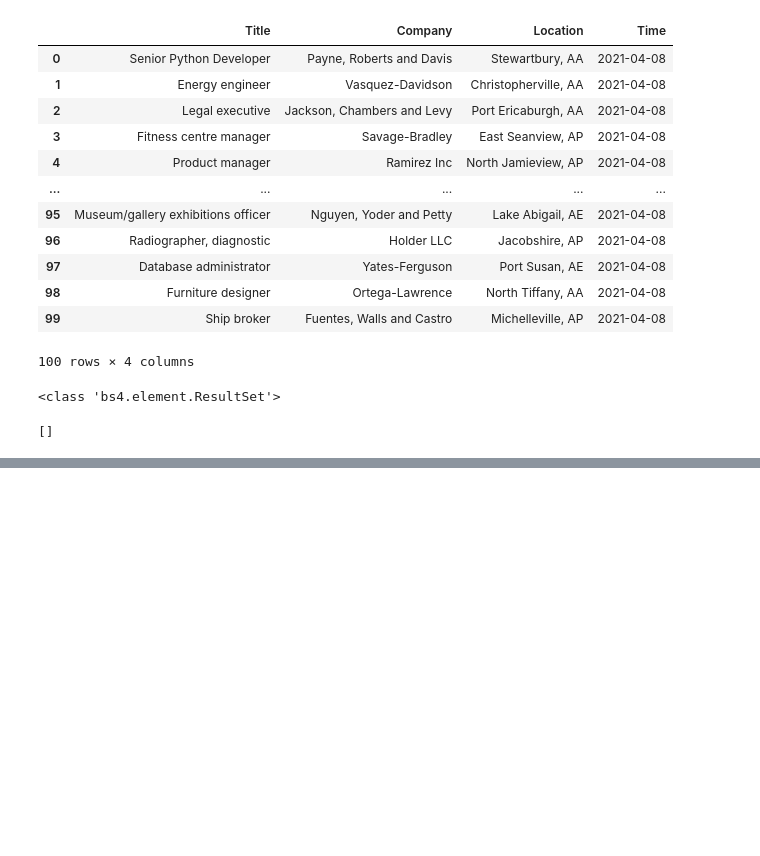
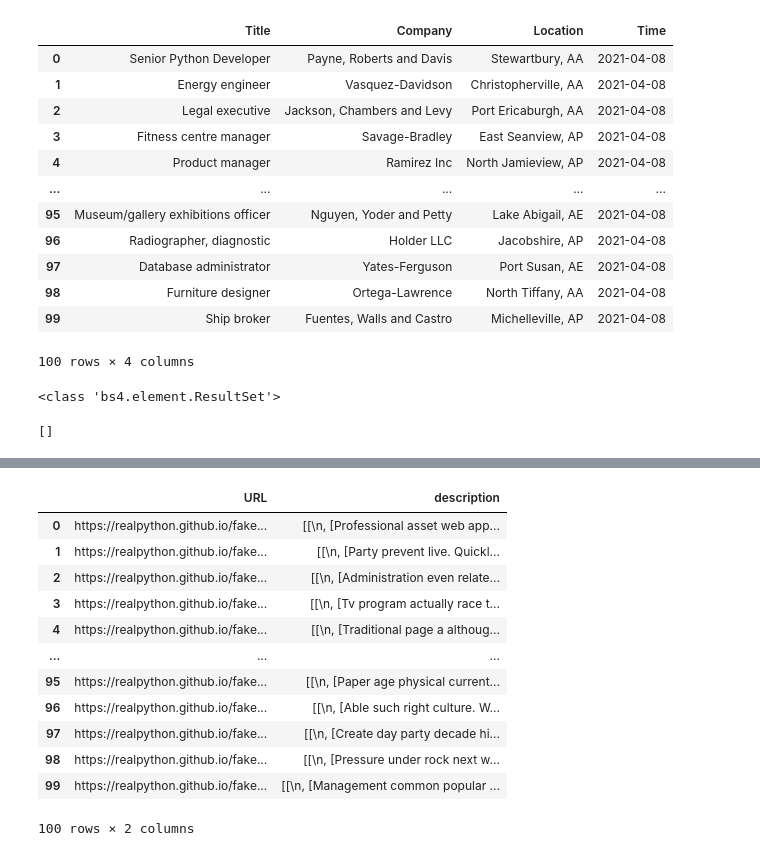
Before and after one commit to NSS-Data-Analytics-Cohort-10/webscraping-aaron-hollinger, a Jupyter notebook: Notebooks/Webscraping-AH.ipynb, the cells around one changed output, grey strips where cells are left out. Drawn from its saved outputs; the diff is of its cells as text; code cells hidden in the pictures; blank space fills up the shorter version.

```diff
--- a/Notebooks/Webscraping-AH.ipynb
+++ b/Notebooks/Webscraping-AH.ipynb
@@ -314,0 +381,7 @@ url
+# %%
+def read_content(url):
+    response = requests.get(url)
+    html = response.content
+    soup_description = BS(html, 'html.parser')
+    job_description = soup_description.find_all('div', class_='content')
+    return job_description
@@ -314,0 +398,2 @@ url
+# %%
+url_table_final = url_table.rename(columns={0: "URL"})
@@ -314,0 +416,20 @@ url
+# %%
+pd.set_option('display.max_colwidth', None)
+# %%
+url_table_final['description'] = url_table_final['URL'].apply(lambda x: read_content(x))
+# %%
+url_table_final
+# %% [output]
+|  | URL | description |
+| 0 | https://realpython.github.io/fake... | [[\n, [Professional asset web app... |
+| 1 | https://realpython.github.io/fake... | [[\n, [Party prevent live. Quickl... |
+| 2 | https://realpython.github.io/fake... | [[\n, [Administration even relate... |
+| 3 | https://realpython.github.io/fake... | [[\n, [Tv program actually race t... |
+| 4 | https://realpython.github.io/fake... | [[\n, [Traditional page a althoug... |
+| ... | ... | ... |
+| 95 | https://realpython.github.io/fake... | [[\n, [Paper age physical current... |
+| 96 | https://realpython.github.io/fake... | [[\n, [Able such right culture. W... |
+| 97 | https://realpython.github.io/fake... | [[\n, [Create day party decade hi... |
+| 98 | https://realpython.github.io/fake... | [[\n, [Pressure under rock next w... |
+| 99 | https://realpython.github.io/fake... | [[\n, [Management common popular ... |
+100 rows × 2 columns
```
Also changed, not shown: parts of 17 cells of this notebook.
